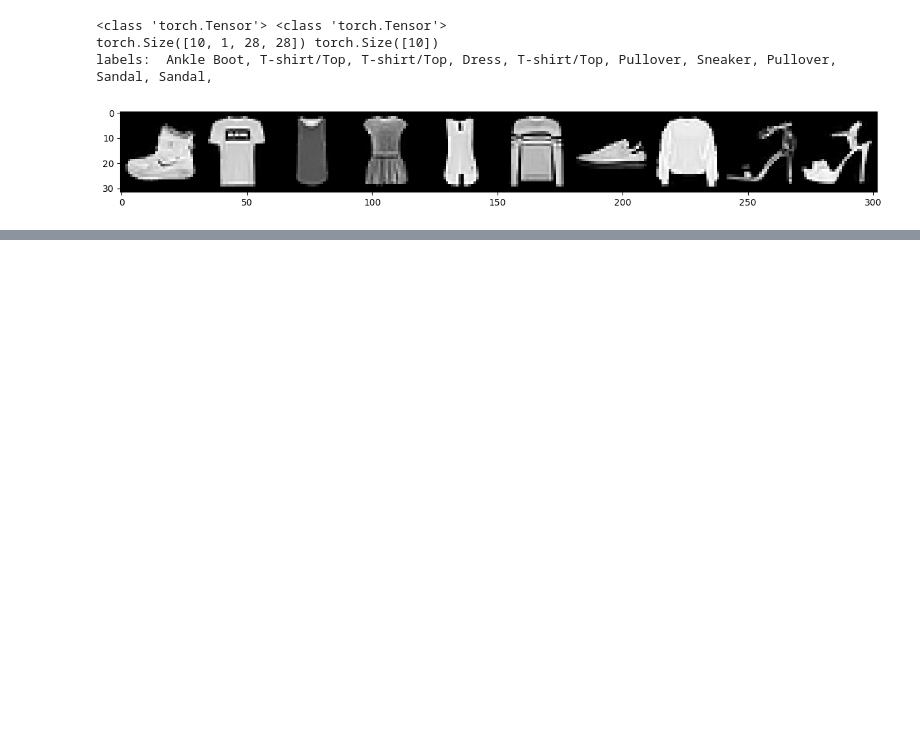
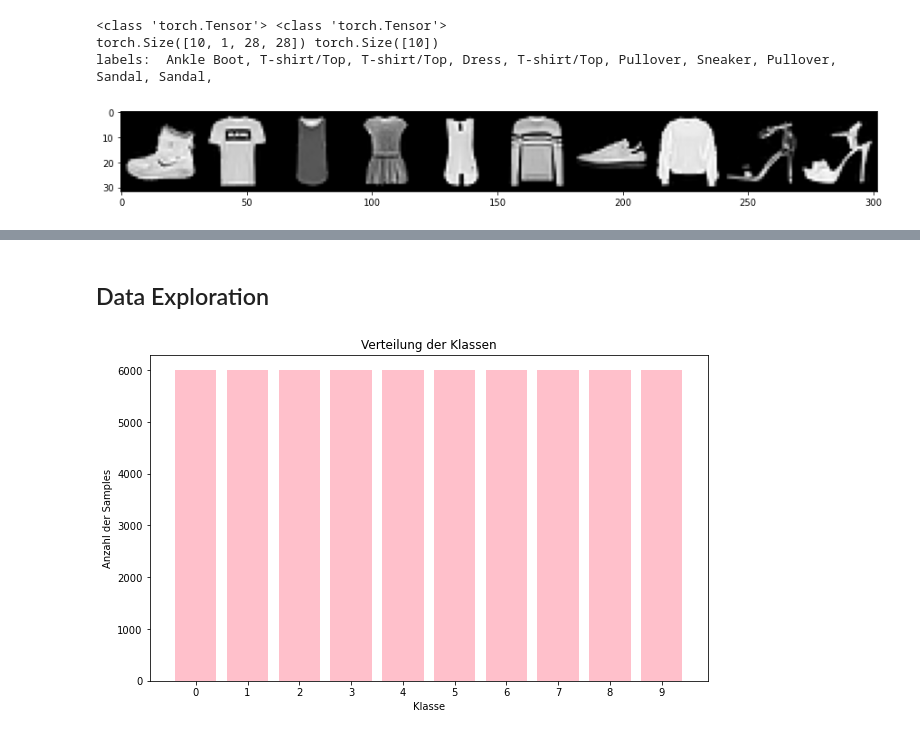
Before and after one commit to LuisaIb/fashion-tuning, a Jupyter notebook: fashion-MNIST.ipynb, the cells around one changed output, grey strips where cells are left out. Cells and saved outputs as stored; diff of their text form; code cells hidden in the pictures; blank space fills up the shorter version.

Commit message:
data exploration

```diff
--- a/fashion-MNIST.ipynb
+++ b/fashion-MNIST.ipynb
@@ -97,0 +105,20 @@ labels:  Ankle Boot, T-shirt/Top, T-shirt/Top, Dress, T-shirt/Top, Pullover, Sne
+# %% [markdown]
+## Data Exploration
+# %%
+# Zugriff auf die Labels der Trainings- und Testdatensätze
+train_labels = train_set.targets
+test_labels = test_set.targets
+# %%
+# Erstellen eines Pandas DataFrame, um die Klassenzuordnung und die Anzahl der Samples zu speichern
+class_distribution = pd.DataFrame({'Class': np.arange(10), 'Count': np.bincount(train_labels)})
+
+# Darstellen der Verteilung mit einem Balkendiagramm
+plt.figure(figsize=(10, 6))
+plt.bar(class_distribution['Class'], class_distribution['Count'], color='pink')
+plt.xticks(class_distribution['Class'])
+plt.xlabel('Klasse')
+plt.ylabel('Anzahl der Samples')
+plt.title('Verteilung der Klassen')
+plt.show()
+# %% [output]
+[figure, added]
```
Also changed, not shown: parts of 7 cells of this notebook.
